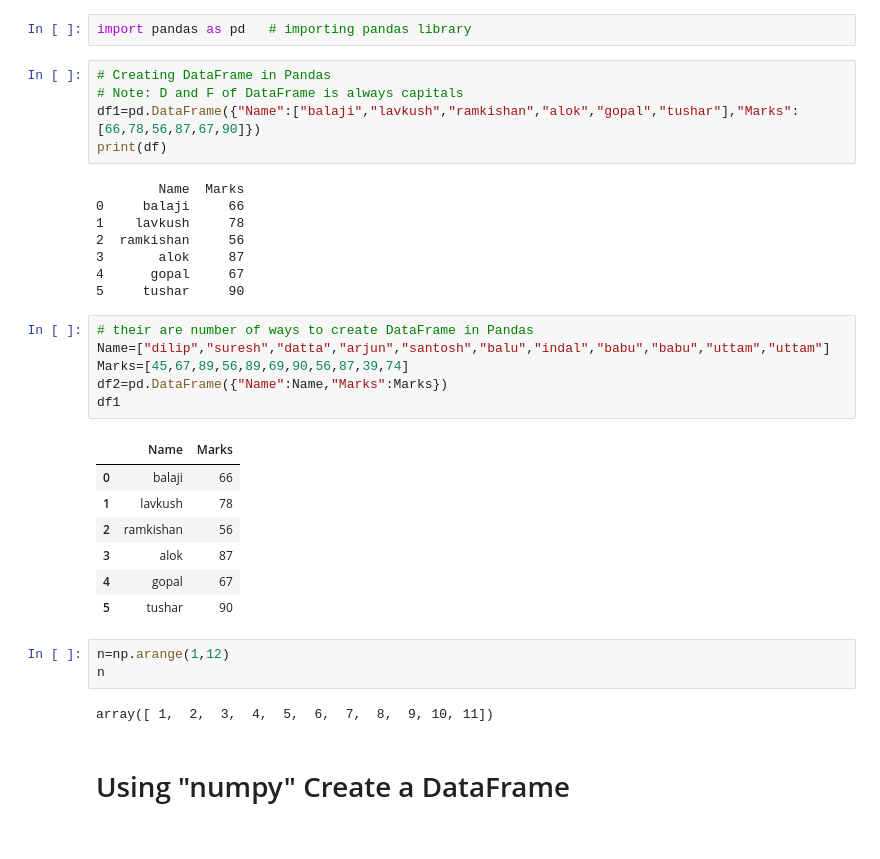
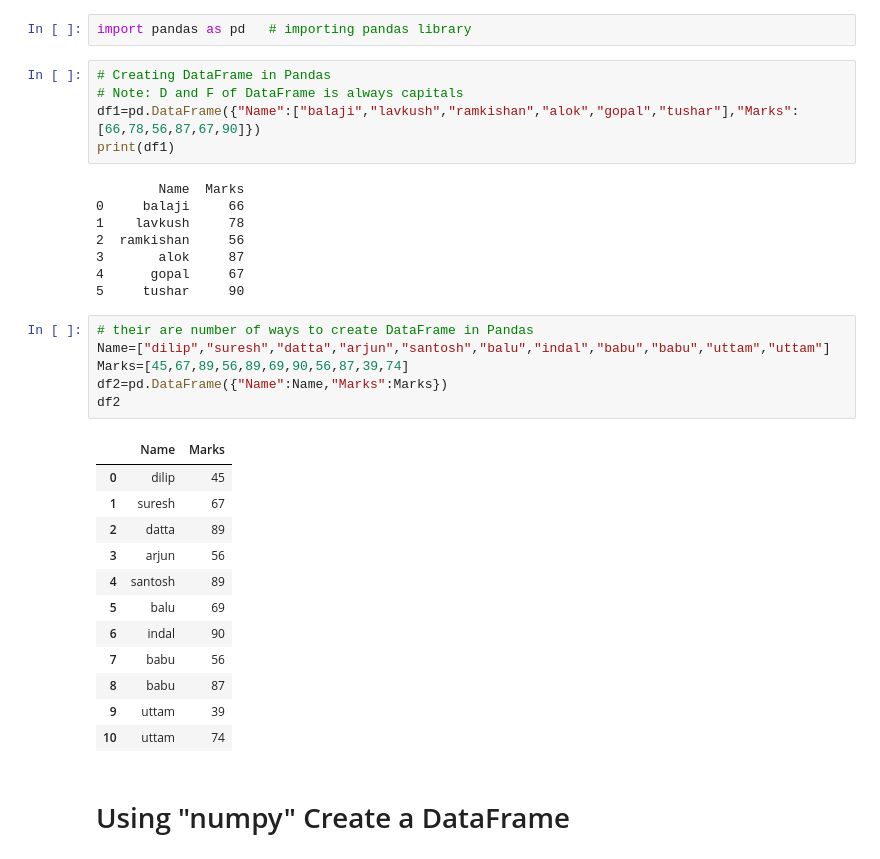
Before and after one commit to balajijadhav17/Pandas-DataFrame-Operations, a Jupyter notebook: DataFrame.ipynb, the cells around one changed output. Drawn from its saved outputs; the diff is of its cells as text.

```diff
--- a/DataFrame.ipynb
+++ b/DataFrame.ipynb
@@ -6,7 +6,7 @@ import pandas as pd   # importing pandas library
 # Creating DataFrame in Pandas
 # Note: D and F of DataFrame is always capitals
 df1=pd.DataFrame({"Name":["balaji","lavkush","ramkishan","alok","gopal","tushar"],"Marks":[66,78,56,87,67,90]})
-print(df)
+print(df1)
 # %% [output]
         Name  Marks
 0     balaji     66
@@ -18,22 +18,22 @@ print(df)
 # %%
 # their are number of ways to create DataFrame in Pandas
 Name=["dilip","suresh","datta","arjun","santosh","balu","indal","babu","babu","uttam","uttam"]
 Marks=[45,67,89,56,89,69,90,56,87,39,74]
 df2=pd.DataFrame({"Name":Name,"Marks":Marks})
-df1
+df2
 # %% [output]
 |  | Name | Marks |
-| 0 | balaji | 66 |
-| 1 | lavkush | 78 |
-| 2 | ramkishan | 56 |
-| 3 | alok | 87 |
-| 4 | gopal | 67 |
-| 5 | tushar | 90 |
+| 0 | dilip | 45 |
+| 1 | suresh | 67 |
+| 2 | datta | 89 |
+| 3 | arjun | 56 |
+| 4 | santosh | 89 |
+| 5 | balu | 69 |
+| 6 | indal | 90 |
+| 7 | babu | 56 |
+| 8 | babu | 87 |
+| 9 | uttam | 39 |
+| 10 | uttam | 74 |
-# %%
-n=np.arange(1,12)
-n
-# %% [output]
-array([ 1,  2,  3,  4,  5,  6,  7,  8,  9, 10, 11])
 # %% [markdown]
 # Using "numpy" Create a DataFrame
 # %%
```
Also changed, not shown: parts of 62 cells of this notebook.
